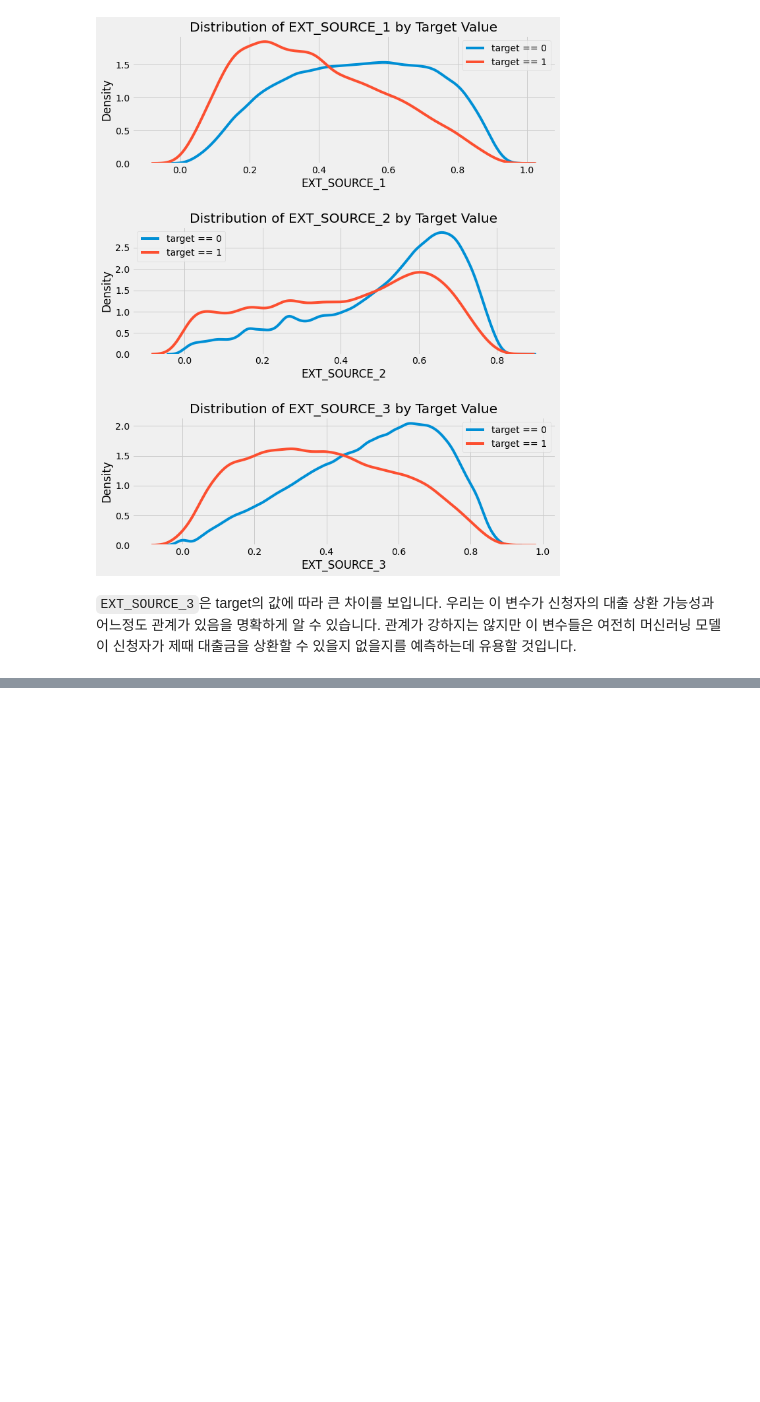
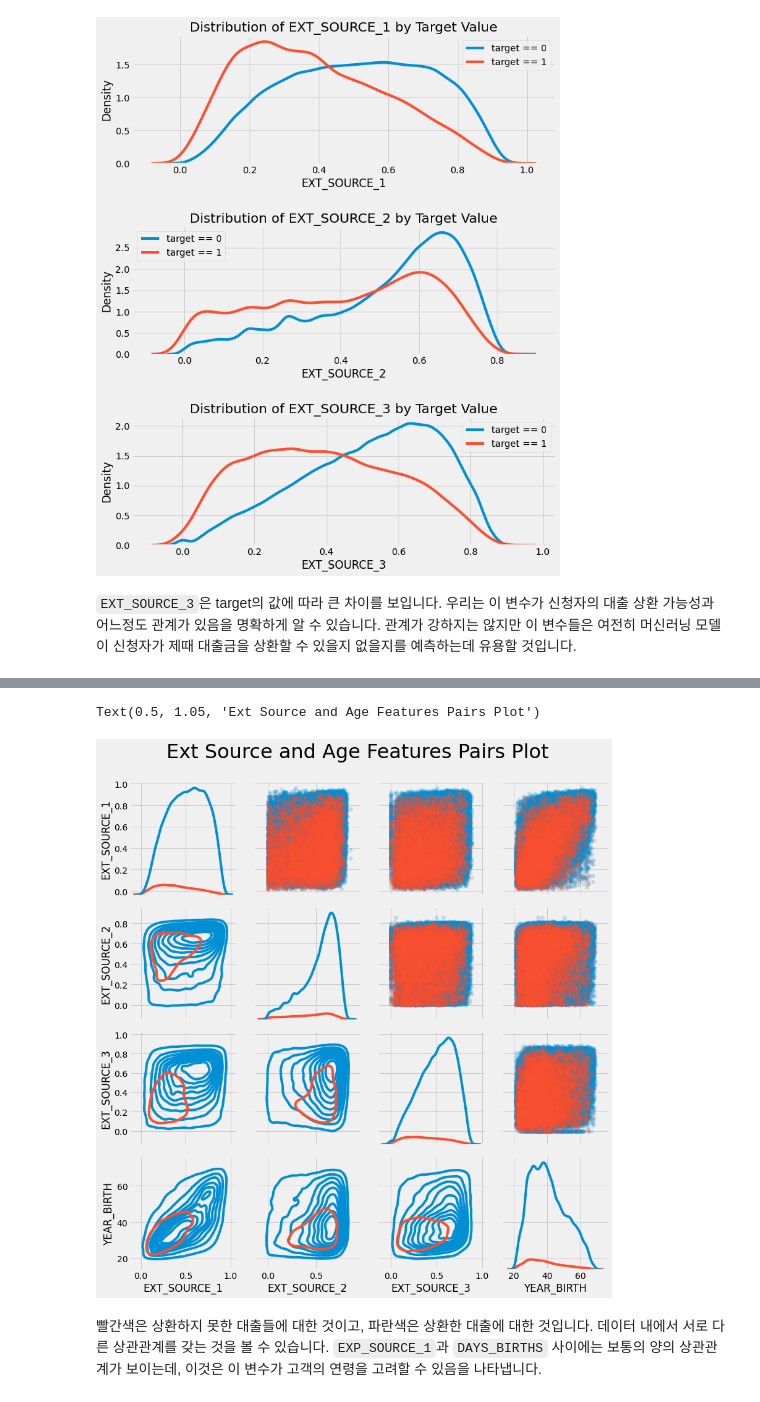
Before and after one commit to Haebuk/kagglestudy, a Jupyter notebook: Home credit competition/home_1_이희주.ipynb, the cells around one changed output, grey strips where cells are left out. Saved outputs shown, nothing was run; the diff lists cells and outputs as text; code cells hidden in the pictures; blank space fills up the shorter version.

````diff
--- a/Home credit competition/home_1_이희주.ipynb
+++ b/Home credit competition/home_1_이희주.ipynb
@@ -575,0 +581,35 @@ plt.tight_layout(h_pad=2.5)
+# %%
+# 플롯으로 나타내기 위해 데이터 복사
+plot_data = ext_data.drop(columns='DAYS_BIRTH').copy()
+
+# 고객의 나이 추가
+plot_data['YEAR_BIRTH'] = age_data['YEARS_BIRTH']
+
+# 결측값 제거, 첫 100,000행만 추출
+plot_data = plot_data.dropna().iloc[:100000, :]
+
+# 두 컬럼 사이의 상관계수를 계산하는 함수
+def corr_func(x, y, **kwargs):
+    r = np.corrcoef(x, y)[0][1]
+    ax = plt.gca()
+    ax.annotate('r={:.2f}'.format(r), xy=(.2, .8), xycoords=ax.transAxes, size=20)
+
+# pairgrid 객체 생성
+grid = sns.PairGrid(data=plot_data, size=3, diag_sharey=False, hue='TARGET',
+                    vars=[x for x in list(plot_data.columns) if x != 'TARGET'])
+
+# 위쪽 산점도
+grid.map_upper(plt.scatter, alpha=0.2)
+
+# 대각선 히스토그램
+grid.map_diag(sns.kdeplot)
+
+# 아래쪽 밀도 플롯
+grid.map_lower(sns.kdeplot, cmap=plt.cm.OrRd_r)
+
+plt.suptitle('Ext Source and Age Features Pairs Plot', size=32, y=1.05)
+# %% [output]
+Text(0.5, 1.05, 'Ext Source and Age Features Pairs Plot')
+[figure, added]
+# %% [markdown]
+빨간색은 상환하지 못한 대출들에 대한 것이고, 파란색은 상환한 대출에 대한 것입니다. 데이터 내에서 서로 다른 상관관계를 갖는 것을 볼 수 있습니다. ```EXP_SOURCE_1```과 ```DAYS_BIRTHS``` 사이에는 보통의 양의 상관관계가 보이는데, 이것은 이 변수가 고객의 연령을 고려할 수 있음을 나타냅니다.
````
Also changed, not shown: parts of 65 cells of this notebook.
